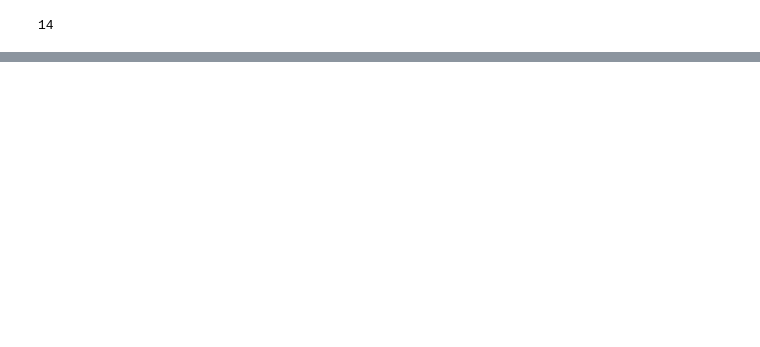
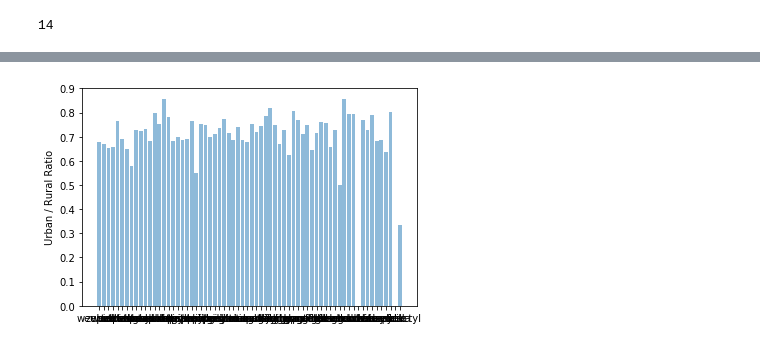
Before and after one commit to chumothyLee/PokemonLocationGuide, a Jupyter notebook: Final Proj.ipynb, the cells around one changed output, grey strips where cells are left out. Cells and saved outputs as stored; diff of their text form; code cells hidden in the pictures; blank space fills up the shorter version.

```diff
--- a/Final Proj.ipynb
+++ b/Final Proj.ipynb
@@ -458,0 +597,34 @@ pokemon_location_guide_df['Urban/Rural']=pokemon_location_guide_df['Routes Avail
+# %%
+"""
+construct new pokemon_go_location_guide_df using dictionaries
+
+'Pokemon' | 'Routes Available' | 'Times Available' | 'Num Appearances'
+
+
+pokeTimeOfDay
+pokePlace
+pokeAppearances
+"""
+
+pokemons = pokemon_location_guide_df.index.values
+
+placesAvailable = []
+timesAvailable  = []
+numAppearances  = []
+urbanRuralRatio = []
+
+for pokemon in pokemons:
+    placesAvailable.append(pokePlace[pokemon])
+    timesAvailable.append(pokeTimeOfDay[pokemon])
+    numAppearances.append(pokeAppearances[pokemon])
+    urbanRuralRatio.append(pokeRatio[pokemon])
+
+pokemon_go_location_guide_d = {'Pokemon'          : pokemons,
+                               'Places Available' : placesAvailable,
+                               'Times Available'  : timesAvailable,
+                               'Num Appearances'  : numAppearances,
+                               'Urban:Rural'      : urbanRuralRatio}
+
+pokemon_go_location_guide_df = pd.DataFrame(data=pokemon_go_location_guide_d)
+pokemon_go_location_guide_df.set_index('Pokemon', inplace=True)
+pokemon_go_location_guide_df
@@ -458,0 +668,9 @@ pokemon_location_guide_df['Urban/Rural']=pokemon_location_guide_df['Routes Avail
+# %%
+#plot histogram of scraped data urban rural ratio
+y_pos = np.arange(66)
+plt.bar(y_pos, pokemon_go_location_guide_df['Urban:Rural'], align = 'center', alpha = 0.5)
+plt.xticks(y_pos, pokemon_location_guide_df.index.values)
+plt.ylabel('Urban / Rural Ratio')
+plt.show()
+# %% [output]
+[figure, added]
```
Also changed, not shown: parts of 36 cells of this notebook.
